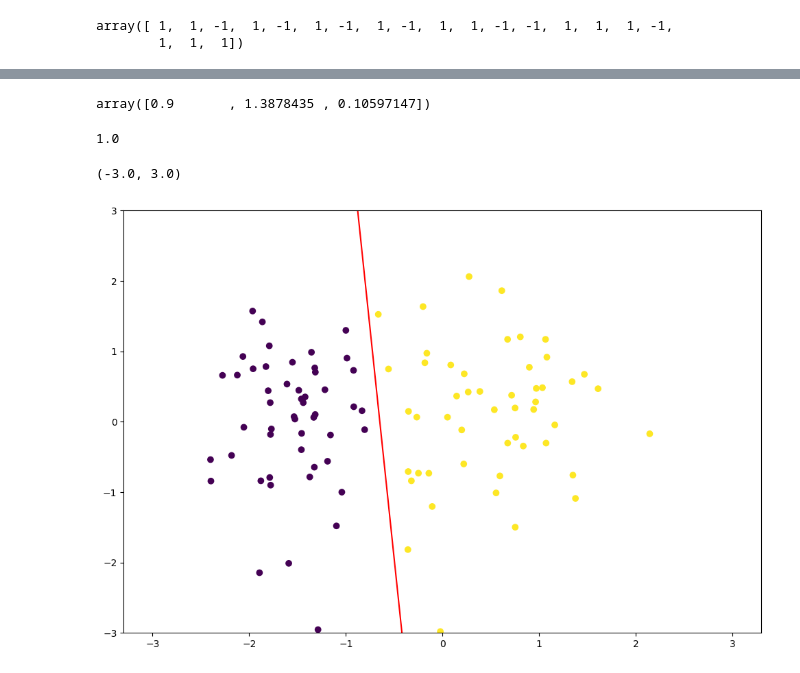
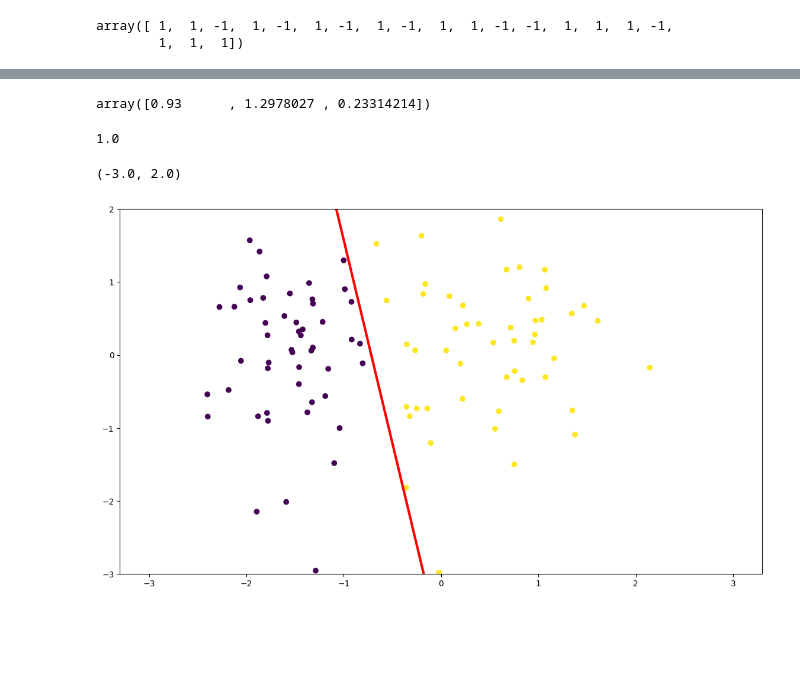
Before and after one commit to hamad470/DeepLearning, a Jupyter notebook: SinglePerceptron/perceptron.ipynb, the cells around one changed output, grey strips where cells are left out. Saved outputs shown, nothing was run; the diff lists cells and outputs as text; code cells hidden in the pictures; blank space fills up the shorter version.

```diff
--- a/SinglePerceptron/perceptron.ipynb
+++ b/SinglePerceptron/perceptron.ipynb
@@ -43,7 +43,7 @@ class Perceptron:
 
 
     def improve(self,w,X,y,j):
-        lr=0.1
+        lr=0.01
         for i in range(len(w)):
             w[i] -= lr*(-y[j]*X[j][i])
         return w
@@ -51,9 +51,10 @@ class Perceptron:
     def fit(self,X,y):
         weights = np.ones(X.shape[1]+1)
         X= np.insert(X,0,1,axis=1)
-        for i in range(10):
+        for i in range(1000):
             for j in range(X.shape[0]):
-                check = y[j]*np.dot(weights,X[j])
+                distance = np.dot(weights,X[j])
+                check =y[j]*distance
                 if check < 0:
                     weights = self.improve(weights,X,y,j)
         self._intercept = weights[0]
@@ -97,7 +98,7 @@ weights = p._coef
 weights=np.insert(weights,0,p._intercept)
 weights
 # %% [output]
-array([0.9       , 1.3878435 , 0.10597147])
+array([0.93      , 1.2978027 , 0.23314214])
 # %%
 def step(x):
     return 1 if x>0 else -1
@@ -122,10 +124,10 @@ x_input = np.linspace(-3,3,100)
 y_input = m*x_input +b
 # %%
 import matplotlib.pyplot as plt
-plt.figure(figsize=(12,8))
+plt.figure(figsize=(14,8))
 plt.scatter(X[:,0],X[:,1],c=y)
-plt.plot(x_input,y_input,color="red")
-plt.ylim(-3,3)
+plt.plot(x_input,y_input,color="red",linewidth =3)
+plt.ylim(-3,2)
 # %% [output]
-(-3.0, 3.0)
+(-3.0, 2.0)
-[figure, old version]
+[figure, new version]
```
Also changed, not shown: parts of 1 cell of this notebook, 2 other files.
